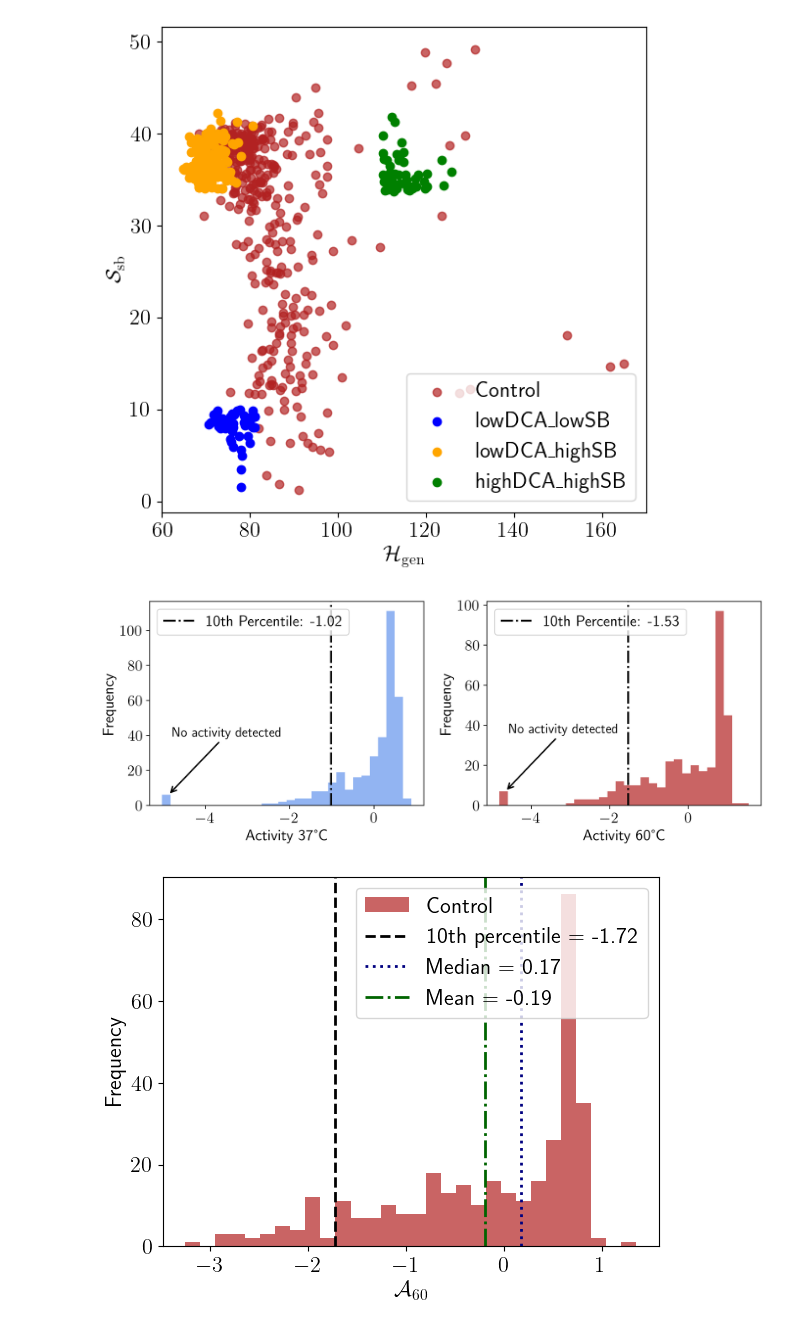
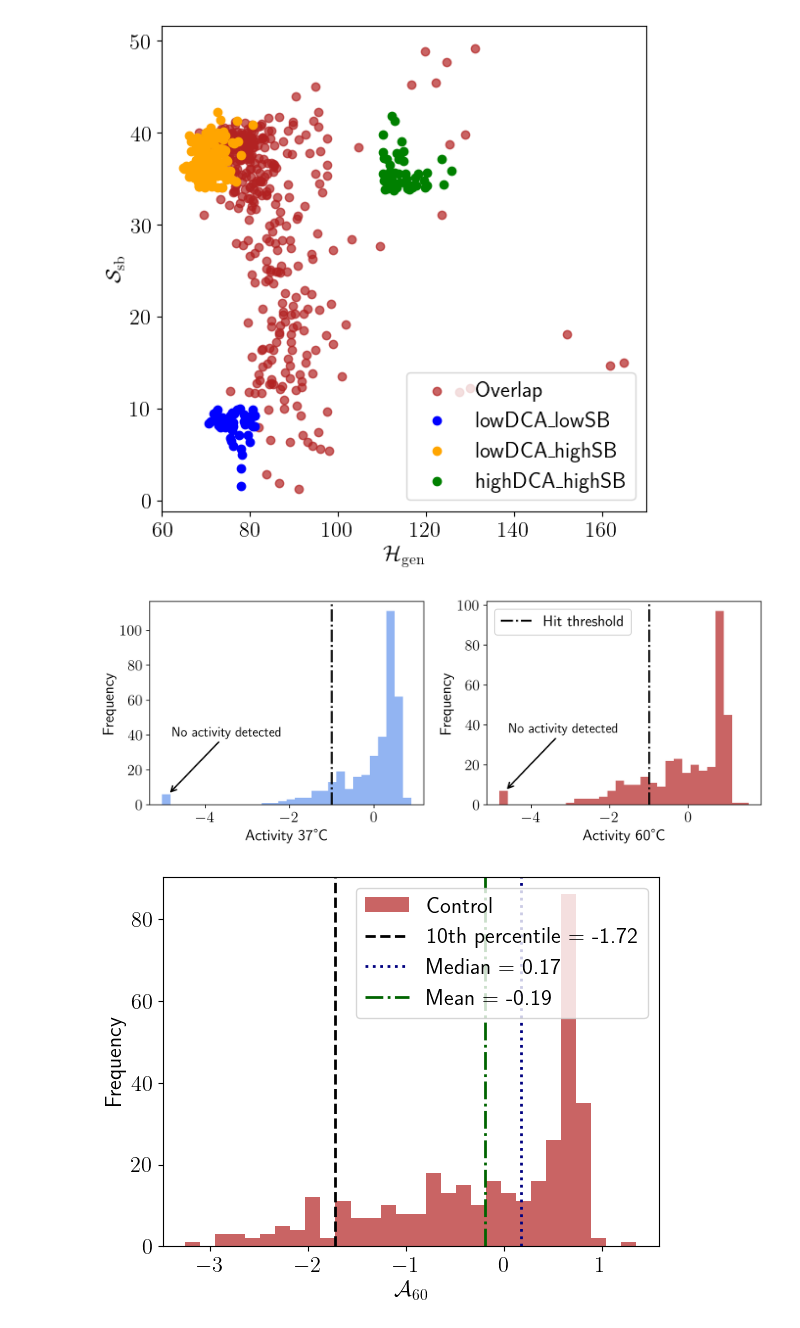
Before and after one commit to spqb/thermostable-ribozymes, a Jupyter notebook: lore/post_experiment_analysis/src/analysis_experiments.ipynb, the cells around one changed output. Saved outputs shown, nothing was run; the diff lists cells and outputs as text; code cells hidden in the pictures.

```diff
--- a/lore/post_experiment_analysis/src/analysis_experiments.ipynb
+++ b/lore/post_experiment_analysis/src/analysis_experiments.ipynb
@@ -23,18 +23,18 @@ df.head()
 | 3 | MARTIN_wt_2_mut_lowDCA_lowSB_beta... | GUGCAUUCCGUCGGGAAACCACCGAAUGGCUGU... | 29 | -2.463253 | -3.154773 | 2.0 | lowDCA_lowSB | 4.109425 | 74.89435 |
 | 4 | MARTIN_wt_2_mut_lowDCA_lowSB_beta... | GUGCAUUUCGUCGGGAAACCACCGAAUGGCUGU... | 25 | -1.349940 | -2.098292 | 2.0 | lowDCA_lowSB | 9.580202 | 75.90297 |
 # %%
-df_overlap = df_control = df[df["region"] == "overlap"]
+df_overlap = df[df["region"] == "overlap"]
 
 wt_id = "wt_5"
 df_wt = df[df["wt_id"] == float(wt_id.split("_")[1])]
 # %%
 regions = ["lowDCA_lowSB", "lowDCA_highSB", "highDCA_highSB"]
 colors = ["blue", "orange", "green"]
-color_control = "firebrick"
+color_overlap = "firebrick"
 
 fig, ax = plt.subplots(1, 1, figsize=(6, 6), dpi=100)
 
-ax.scatter(df_control["dca_energy"], df_control["sb_score"], c=color_control, label="Control", alpha=0.7)
+ax.scatter(df_overlap["dca_energy"], df_overlap["sb_score"], c=color_overlap, label="Overlap", alpha=0.7)
 for i, region in enumerate(regions):
     df_region = df_wt[df_wt["region"] == region]
     ax.scatter(df_region["dca_energy"], df_region["sb_score"], c=colors[i], label=region)
@@ -45,52 +45,49 @@ ax.legend(loc="lower right")
 fig.tight_layout()
 plt.show()
 # %% [output]
-[figure, old version]
+[figure, new version]
 # %%
 fig, ax = plt.subplots(1, 2, figsize=(10, 4), dpi=300)
 
-activity37_calibration = df_control.loc[df_control["activity_37"] != -5, "activity_37"]
-p10_37 = np.percentile(activity37_calibration, 10) - activity37_calibration.mean()
-activity37 = df_control["activity_37"].to_numpy() - activity37_calibration.mean()
+activity37_calibration = df_overlap.loc[df_overlap["activity_37"] != -5, "activity_37"]
+activity37 = df_overlap["activity_37"].to_numpy() - activity37_calibration.mean()
 
-activity60_calibration = df_control.loc[df_control["activity_60"] != -5, "activity_60"]
-p10_60 = np.percentile(activity60_calibration, 10) - activity60_calibration.mean()
-activity60 = df_control["activity_60"].to_numpy() - activity60_calibration.mean()
+activity60_calibration = df_overlap.loc[df_overlap["activity_60"] != -5, "activity_60"]
+activity60 = df_overlap["activity_60"].to_numpy() - activity60_calibration.mean()
 
 ax[0].hist(activity37, bins=30, alpha=0.7, color="cornflowerblue")
-ax[0].axvline(p10_37, color="black", linestyle="-.", linewidth=2, label=f"10th Percentile: {p10_37:.2f}")
-ax[0].legend()
+ax[0].axvline(-1, color="black", linestyle="-.", linewidth=2)
 ax[0].set_xlabel("Activity 37°C")
 ax[0].set_ylabel("Frequency")
 
 ax[1].hist(activity60, bins=30, alpha=0.7, color="firebrick")
-ax[1].axvline(p10_60, color="black", linestyle="-.", linewidth=2, label=f"10th Percentile: {p10_60:.2f}")
+ax[1].axvline(-1, color="black", linestyle="-.", linewidth=2, label=f"Hit threshold")
 ax[1].legend()
 ax[1].set_xlabel("Activity 60°C")
 ax[1].set_ylabel("Frequency")
 
 plt.tight_layout()
 # Annotate the censored activity bin (raw value = -5) in both panels
 for axi, data, x_no in [
     (ax[0], activity37, -5 - activity37_calibration.mean() + 0.15),
     (ax[1], activity60, -5 - activity60_calibration.mean() + 0.15),
 ]:
     counts, edges = np.histogram(data, bins=30)
     idx = np.clip(np.digitize([x_no], edges)[0] - 1, 0, len(counts) - 1)
     y = counts[idx]
 
     axi.annotate(
         "No activity detected",
         xy=(x_no, y),
         xytext=(x_no + 0.1, y + 0.3 * counts.max()),
         arrowprops=dict(arrowstyle="->", lw=1.5, color="black"),
         fontsize=14,
         ha="left",
     )
 
 plt.savefig("../../../results/Images/Group_I_intron/activity_control_group.pdf")
 plt.show()
 # %% [output]
-[figure, old version]
+[figure, new version]
 # %%
 # histogram of activity_60 for control (excluding censored value -5)
```
Also changed, not shown: parts of 3 cells of this notebook, 13 other files.
